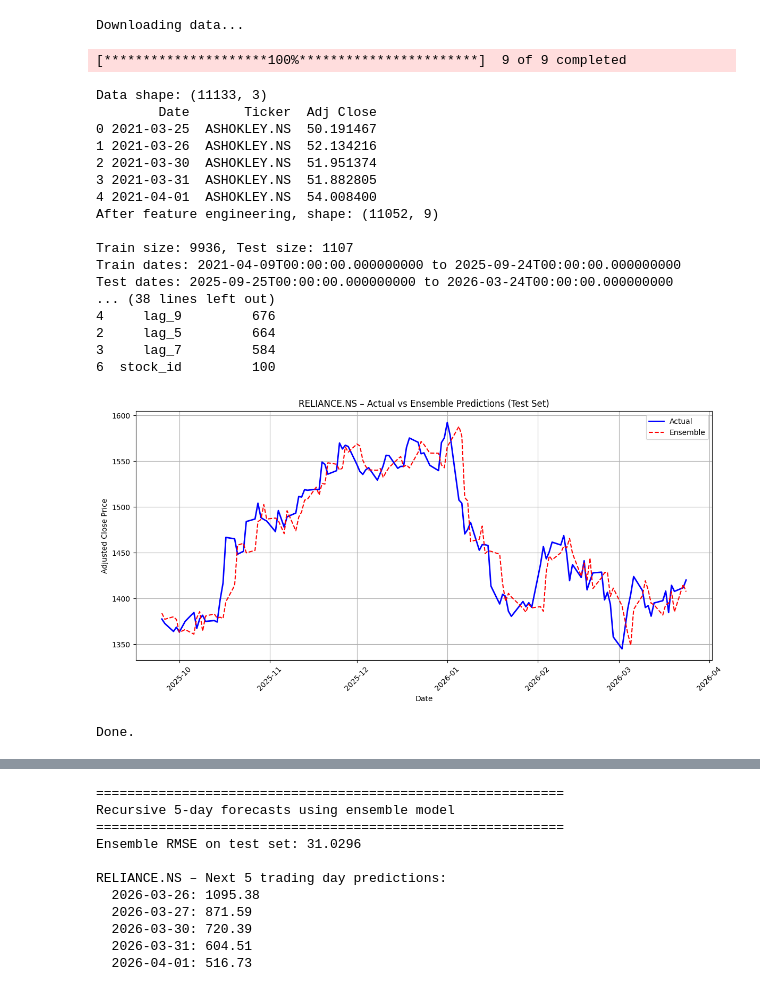
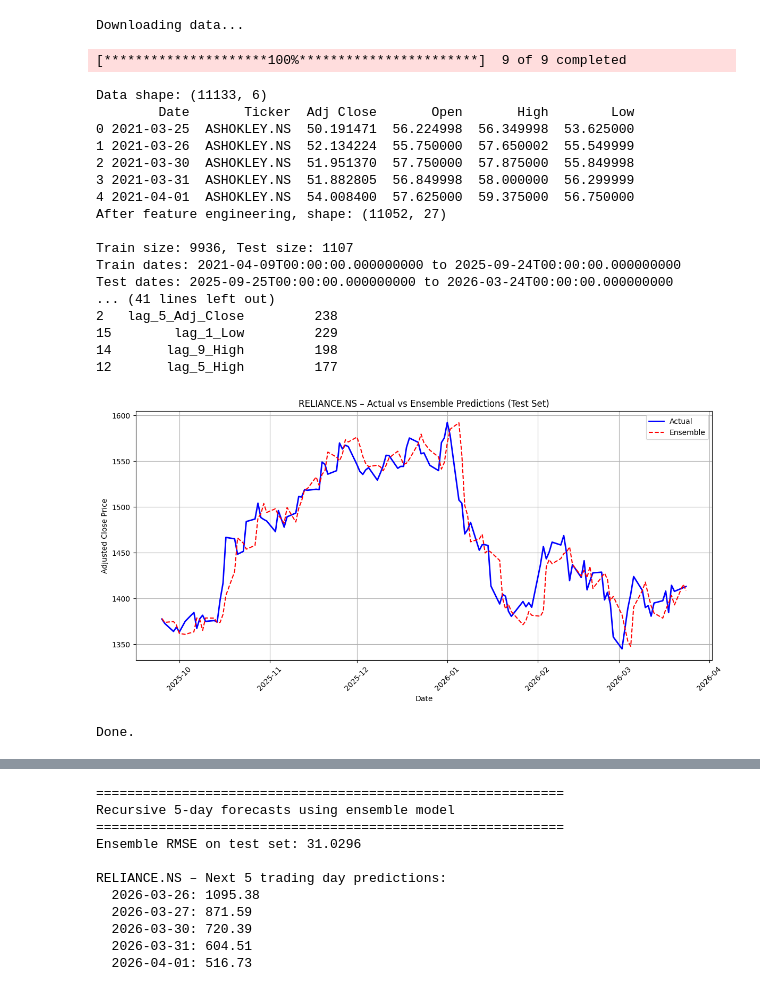
Before and after one commit to Akshu2827/Forecasting-stock-prices, a Jupyter notebook: demo.ipynb, the cells around one changed output, grey strips where cells are left out. Saved outputs shown, nothing was run; the diff lists cells and outputs as text; code cells hidden in the pictures.

```diff
--- a/demo.ipynb
+++ b/demo.ipynb
@@ -3,7 +3,8 @@
 panel_models.py
 ---------------
 Trains pooled models (Ridge, Lasso, LightGBM, and an ensemble) on a universe of stocks.
-Uses lagged prices, RSI, and stock_id as features. Evaluates out‑of‑sample performance.
+Uses lagged prices (Adj Close, Open, High, Low), RSI, and stock_id as features.
+Evaluates out‑of‑sample performance.
 """
 
 import numpy as np
@@ -21,24 +22,28 @@ warnings.filterwarnings('ignore')
 # ==============================
 # 1. Define stock universe
 # ==============================
-# For demonstration, use a small set of Indian stocks (NSE).
-# In production, you'd load this from a config file or database.
 TICKERS = [
     "RELIANCE.NS", "TCS.NS", "HDFCBANK.NS", "INFY.NS",
     "ICICIBANK.NS", "HINDUNILVR.NS", "ITC.NS", "SBIN.NS", "ASHOKLEY.NS"
-]   # Add your own list here
+]
 
 # ==============================
-# 2. Download data (adjusted close)
+# 2. Download and reshape data
 # ==============================
 print("Downloading data...")
-df_raw = yf.download(TICKERS, period="5y", auto_adjust=False)["Adj Close", "Open", "High", "Low", "Close"]
-# Flatten multi‑index columns (if any)
-df_raw.columns = df_raw.columns.get_level_values(0)
+df_raw = yf.download(TICKERS, period="5y", auto_adjust=False)
 
-# Convert to long format (Date, Ticker, Adj Close)
-df_long = df_raw.stack().reset_index()
-df_long.columns = ['Date', 'Ticker', 'Adj Close']
+# df_raw has MultiIndex columns: (PriceType, Ticker)
+# Stack the Ticker level into rows, then reset index
+df_long = df_raw.stack(level=1).reset_index()
+# Rename columns: first two are Date and Ticker, rest are price types
+df_long.columns = ['Date', 'Ticker'] + list(df_long.columns[2:])
+# Ensure the price type columns are exactly the ones we need
+price_cols = ['Adj Close', 'Open', 'High', 'Low']
+# Keep only needed columns (some might be missing? yfinance usually has all)
+df_long = df_long[['Date', 'Ticker'] + price_cols]
+# Convert Date to datetime and sort
+df_long['Date'] = pd.to_datetime(df_long['Date'])
 df_long = df_long.sort_values(['Ticker', 'Date']).reset_index(drop=True)
 
 print(f"Data shape: {df_long.shape}")
@@ -58,12 +63,13 @@ def compute_RSI(series, window=14):
     rsi = 100 - (100 / (1 + rs))
     return rsi
 
-# Create lag features (odd lags 1..9)
-for i in range(1, 10, 2):
-    df_long[f'lag_{i}'] = df_long.groupby('Ticker')['Adj Close'].shift(i)
+# Create lag features for each price column (odd lags 1,3,5,7,9)
+for col in price_cols:
+    for i in range(1, 10, 2):
+        df_long[f'lag_{i}_{col.replace(" ", "_")}'] = df_long.groupby('Ticker')[col].shift(i)
 
-# Compute RSI on lag_1 (which is yesterday's close)
-df_long['RSI'] = df_long.groupby('Ticker')['lag_1'].transform(compute_RSI)
+# Compute RSI on the Adj Close (we'll use the series of Adj Close, not a lag)
+df_long['RSI'] = df_long.groupby('Ticker')['Adj Close'].transform(compute_RSI)
 
 # Drop rows with NaN (first few days of each stock)
 df_long.dropna(inplace=True)
@@ -77,7 +83,7 @@ print(f"After feature engineering, shape: {df_long.shape}")
 df_long['target'] = df_long.groupby('Ticker')['Adj Close'].shift(-1)
 df_long.dropna(subset=['target'], inplace=True)
 
-# Features: all lag columns + RSI + stock_id
+# Features: all lag columns + RSI
 feature_cols = [col for col in df_long.columns if col.startswith('lag_')] + ['RSI']
 X = df_long[feature_cols].copy()
 y = df_long['target']
@@ -87,7 +93,7 @@ X['stock_id'] = df_long['Ticker'].astype('category')
 # ==============================
 # 5. Train/test split (chronological)
 # ==============================
-# Use the last 20% of dates as test set
+# Use the last 10% of dates as test set
 dates = df_long['Date'].unique()
 dates_sorted = np.sort(dates)
 split_idx = int(0.9 * len(dates_sorted))
@@ -110,7 +116,6 @@ print(f"Test dates: {test_dates[0]} to {test_dates[-1]}")
 # 6. Define evaluation function
 # ==============================
 def evaluate(y_true, y_pred):
-    """Return a dictionary of regression metrics."""
     return {
         "mae": mean_absolute_error(y_true, y_pred),
         "rmse": np.sqrt(mean_squared_error(y_true, y_pred)),
@@ -145,10 +150,9 @@ results['Lasso'] = evaluate(y_test, y_pred_lasso)
 
 # ---- LightGBM (with categorical stock_id) ----
 print("Training LightGBM...")
-# Convert stock_id to pandas categorical (required for categorical_feature)
 X_train_lgb = X_train.copy()
 X_test_lgb = X_test.copy()
-X_train_lgb['stock_id'] = X_train_lgb['stock_id'].cat.codes   # or keep categorical, LightGBM can handle
+X_train_lgb['stock_id'] = X_train_lgb['stock_id'].cat.codes
 X_test_lgb['stock_id'] = X_test_lgb['stock_id'].cat.codes
 
 lgb_train = lgb.Dataset(X_train_lgb, y_train, categorical_feature=['stock_id'])
@@ -197,47 +201,45 @@ print(lgb_feature_imp.head(10))
 
 # ==============================
 # 10. Visualize predictions (optional)
 # ==============================
-# Pick one stock to plot
 sample_ticker = TICKERS[0]
 test_ticker_mask = df_long.loc[test_mask, 'Ticker'] == sample_ticker
 if test_ticker_mask.any():
     plt.figure(figsize=(12, 6))
-    # Get actual and predictions for that stock
     y_test_ticker = y_test[test_ticker_mask].values
     dates_ticker = df_long.loc[test_mask, 'Date'][test_ticker_mask].values
 
     plt.plot(dates_ticker, y_test_ticker, label='Actual', color='blue', linewidth=2)
     plt.plot(dates_ticker, y_pred_ensemble[test_ticker_mask], label='Ensemble', linestyle='--', color='red')
     plt.title(f'{sample_ticker} – Actual vs Ensemble Predictions (Test Set)')
     plt.xlabel('Date')
     plt.ylabel('Adjusted Close Price')
     plt.legend()
     plt.grid(True)
     plt.xticks(rotation=45)
     plt.tight_layout()
     plt.show()
 
 print("\nDone.")
 # %% [output]
 Downloading data...
 [*********************100%***********************]  9 of 9 completed
-Data shape: (11133, 3)
-        Date       Ticker  Adj Close
-0 2021-03-25  ASHOKLEY.NS  50.191467
-1 2021-03-26  ASHOKLEY.NS  52.134216
-2 2021-03-30  ASHOKLEY.NS  51.951374
-3 2021-03-31  ASHOKLEY.NS  51.882805
-4 2021-04-01  ASHOKLEY.NS  54.008400
-After feature engineering, shape: (11052, 9)
+Data shape: (11133, 6)
+        Date       Ticker  Adj Close       Open       High        Low
+0 2021-03-25  ASHOKLEY.NS  50.191471  56.224998  56.349998  53.625000
+1 2021-03-26  ASHOKLEY.NS  52.134224  55.750000  57.650002  55.549999
+2 2021-03-30  ASHOKLEY.NS  51.951370  57.750000  57.875000  55.849998
+3 2021-03-31  ASHOKLEY.NS  51.882805  56.849998  58.000000  56.299999
+4 2021-04-01  ASHOKLEY.NS  54.008400  57.625000  59.375000  56.750000
+After feature engineering, shape: (11052, 27)
 
 Train size: 9936, Test size: 1107
 Train dates: 2021-04-09T00:00:00.000000000 to 2025-09-24T00:00:00.000000000
 Test dates: 2025-09-25T00:00:00.000000000 to 2026-03-24T00:00:00.000000000
-... (38 lines left out)
-4     lag_9         676
-2     lag_5         664
-3     lag_7         584
-6  stock_id         100
+... (41 lines left out)
+2   lag_5_Adj_Close         238
+15        lag_1_Low         229
+14       lag_9_High         198
+12       lag_5_High         177
-[figure, old version]
+[figure, new version]
 Done.
```
Also changed, not shown: parts of 1 cell of this notebook.
